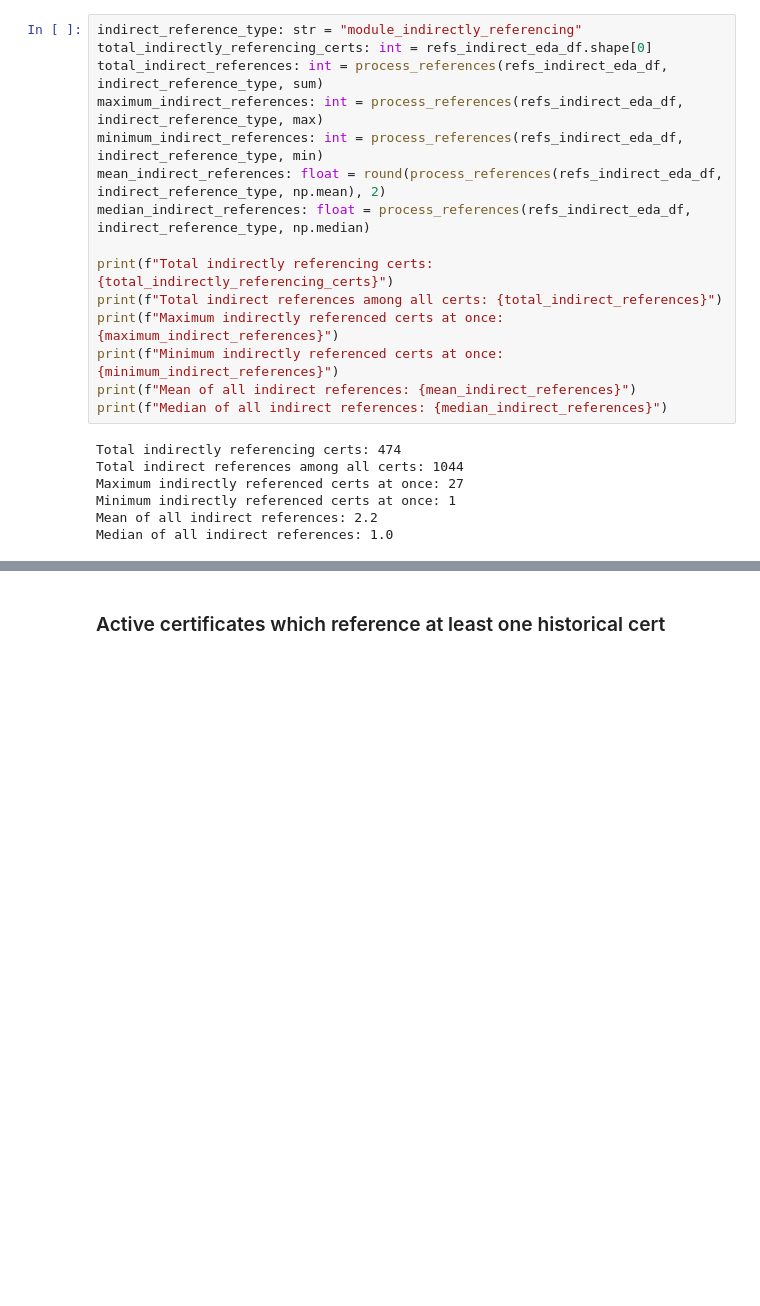
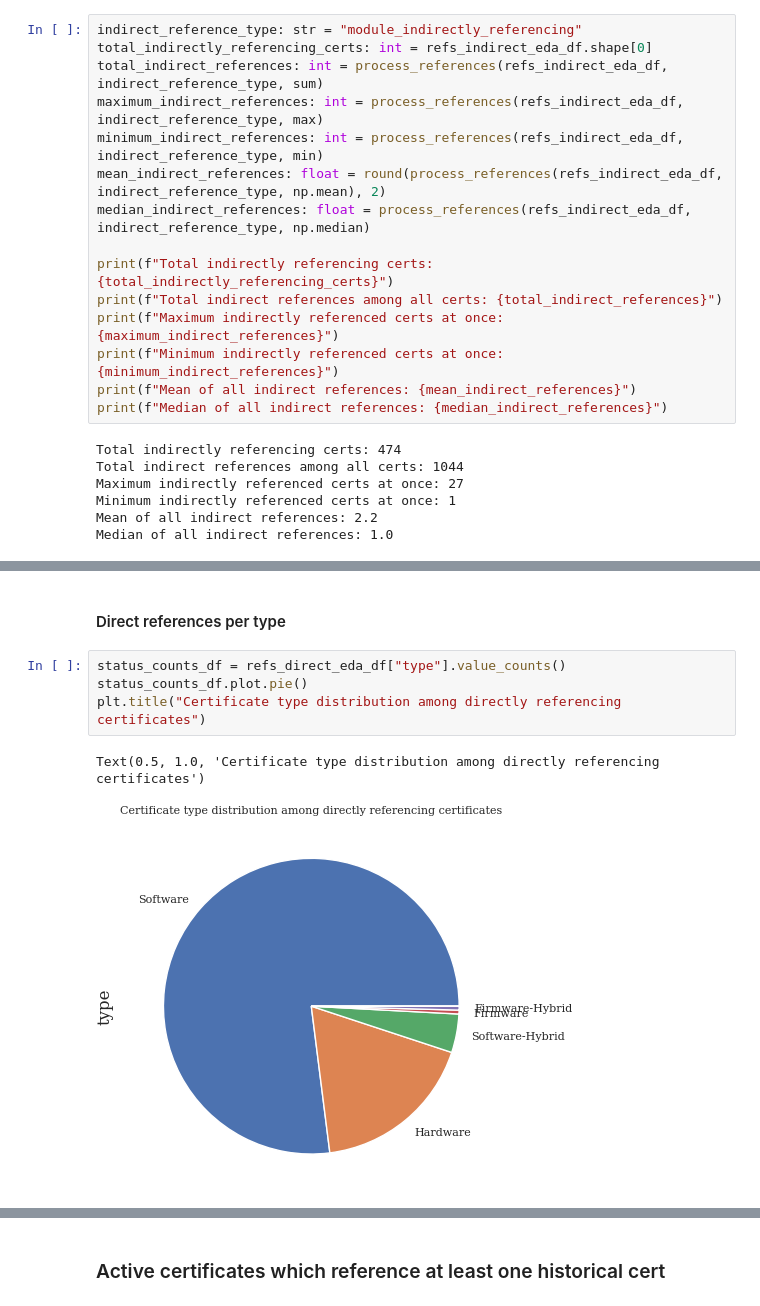
Before and after one commit to crocs-muni/sec-certs, a Jupyter notebook: notebooks/fips/references.ipynb, the cells around one changed output, grey strips where cells are left out. Saved outputs shown, nothing was run; the diff lists cells and outputs as text; blank space fills up the shorter version.

```diff
--- a/notebooks/fips/references.ipynb
+++ b/notebooks/fips/references.ipynb
@@ -141,0 +136,9 @@ Text(0.5, 1.0, 'Fruit Distribution')
+# %% [markdown]
+#### Direct references per type
+# %%
+status_counts_df = refs_direct_eda_df["type"].value_counts()
+status_counts_df.plot.pie()
+plt.title("Certificate type distribution among directly referencing certificates")
+# %% [output]
+Text(0.5, 1.0, 'Certificate type distribution among directly referencing certificates')
+[figure, added]
```
Also changed, not shown: parts of 26 cells of this notebook.
